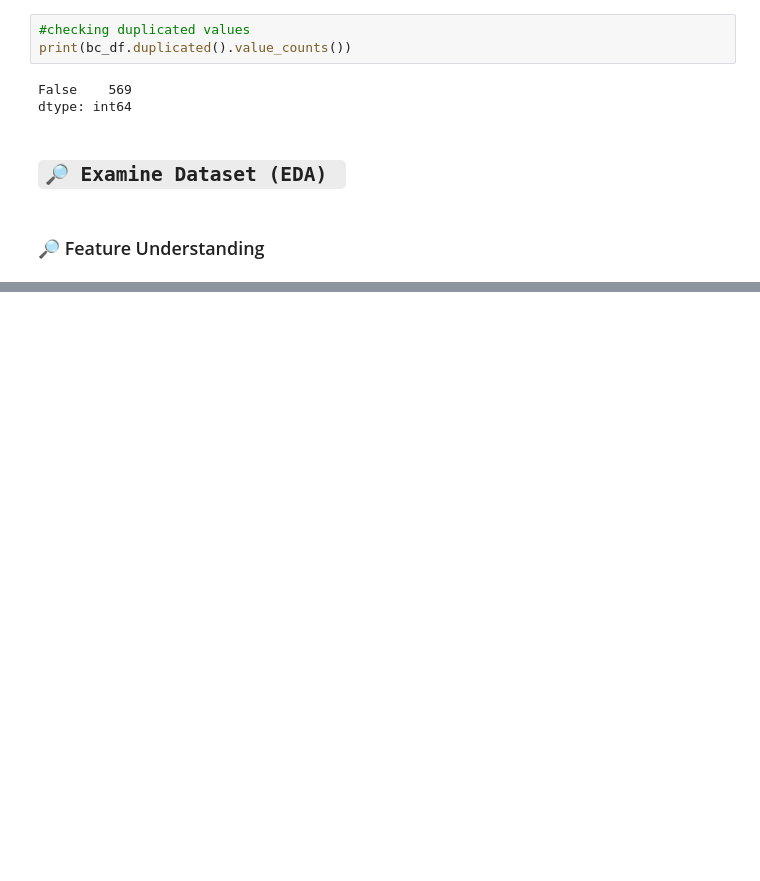
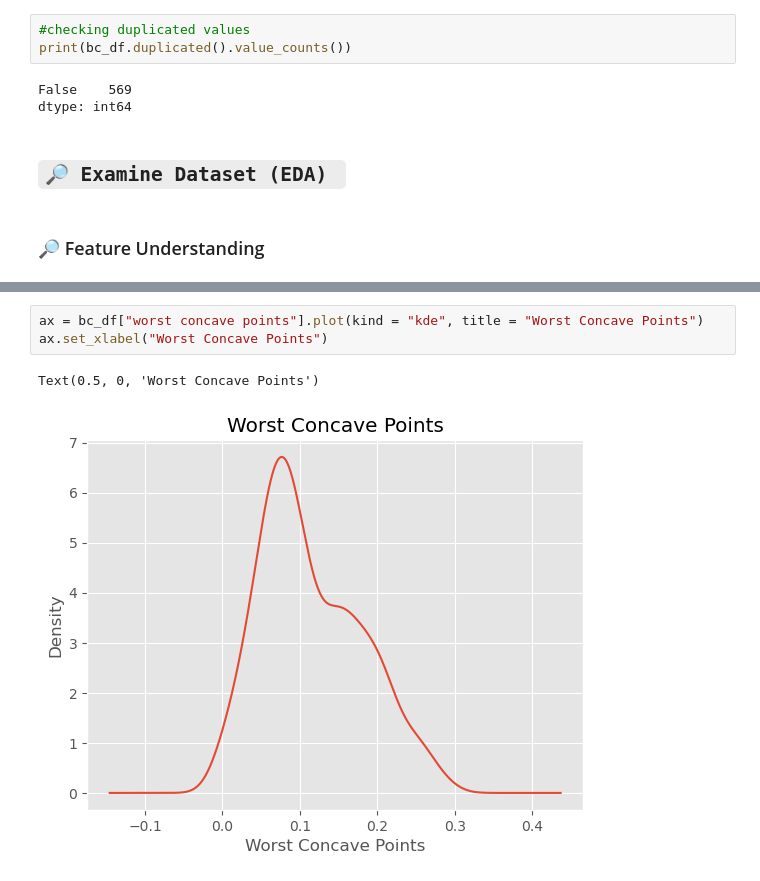
Before and after one commit to pewpie360/BS-Data-Science-Portfolio, a Jupyter notebook: DMA_Workflow/YBLL_Group4.ipynb, the cells around one changed output, grey strips where cells are left out. Cells and saved outputs as stored; diff of their text form; blank space fills up the shorter version.

```diff
--- a/DMA_Workflow/YBLL_Group4.ipynb
+++ b/DMA_Workflow/YBLL_Group4.ipynb
@@ -131,0 +148,6 @@ Text(0.5, 0, 'Mean Concave Points')
+# %%
+ax = bc_df["worst concave points"].plot(kind = "kde", title = "Worst Concave Points")
+ax.set_xlabel("Worst Concave Points")
+# %% [output]
+Text(0.5, 0, 'Worst Concave Points')
+[figure, added]
```
Also changed, not shown: parts of 36 cells of this notebook.
